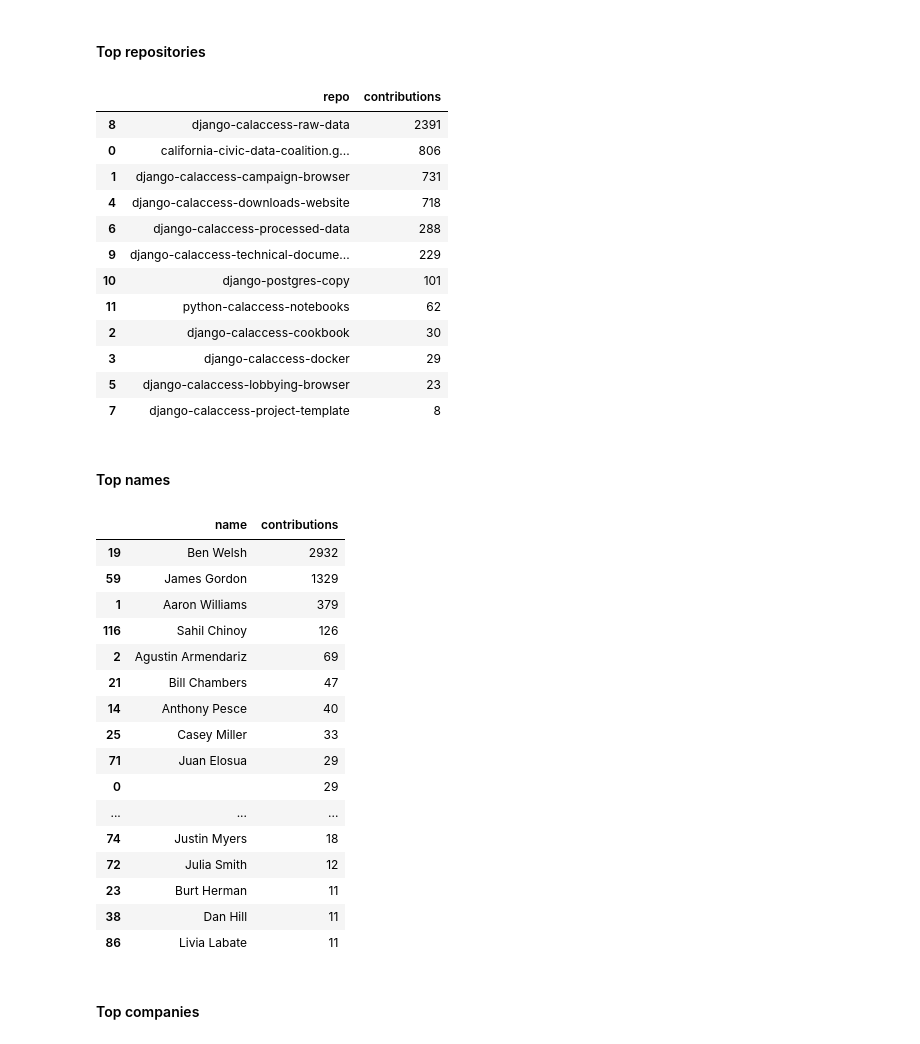
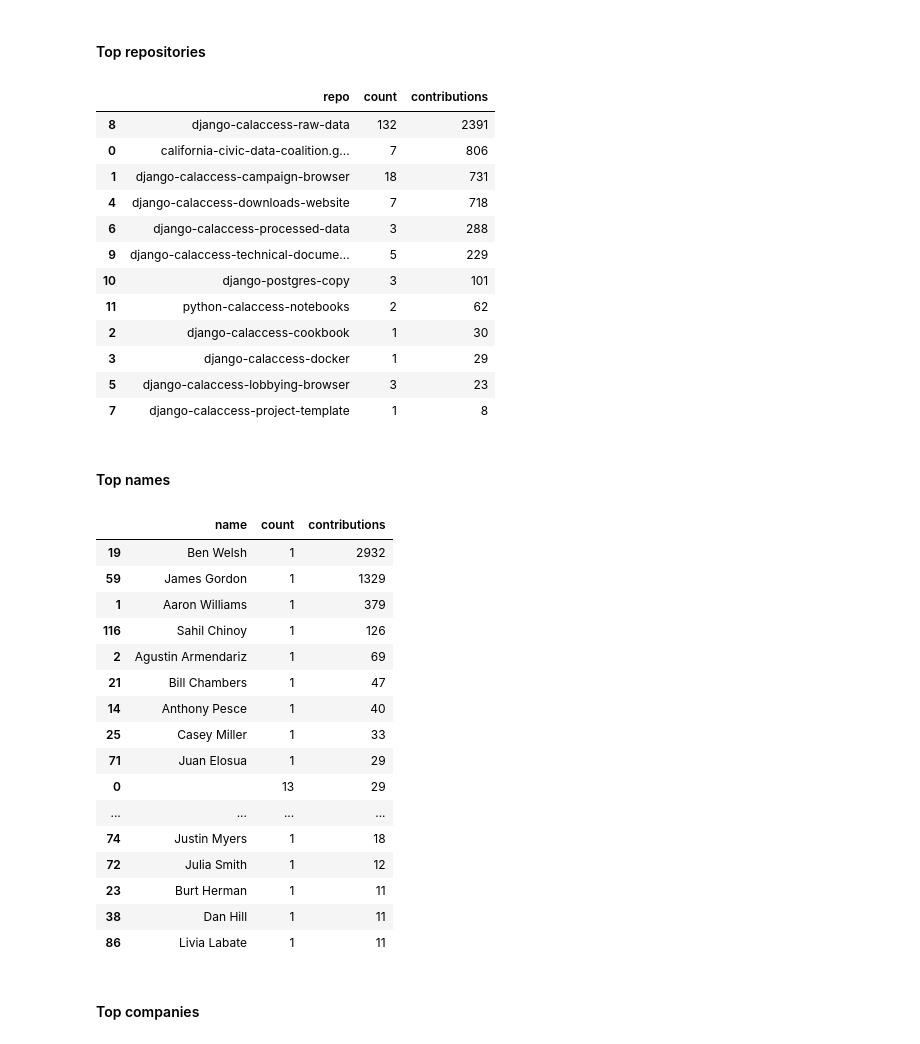
Before and after one commit to palewire/python-calaccess-notebooks, a Jupyter notebook: project-management/contributors.ipynb, the cells around one changed output. Saved outputs shown, nothing was run; the diff lists cells and outputs as text; code cells hidden in the pictures.

Commit message:
Expanded ranking tables

```diff
--- a/project-management/contributors.ipynb
+++ b/project-management/contributors.ipynb
@@ -226,51 +226,61 @@ array([[<matplotlib.axes._subplots.AxesSubplot object at 0x...>]], dtype=object)
 [figure]
 # %% [markdown]
 ### Contributions rankings
+# %%
+def rank_by_contributors(table, field):
+    grouped = table.groupby(field, as_index=False)
+    summed = grouped.login.count()
+    summed.columns = [field, 'count']
+    return summed
 # %%
 def rank_by_contributions(table, field):
     grouped = table.groupby(field, as_index=False)
-    summed = grouped.contributions.sum()
-    return summed.sort_values("contributions", ascending=False)
+    return grouped.contributions.sum()
+# %%
+def create_ranking(table, field):
+    count = rank_by_contributors(table, field)
+    summed = rank_by_contributions(table, field)
+    return count.merge(summed).sort_values("contributions", ascending=False)
 # %% [markdown]
 #### Top repositories
 # %%
-rank_by_contributions(table, 'repo').head(20)
+create_ranking(table, 'repo').head(20)
 # %% [output]
-|  | repo | contributions |
-| 8 | django-calaccess-raw-data | 2391 |
-| 0 | california-civic-data-coalition.g... | 806 |
-| 1 | django-calaccess-campaign-browser | 731 |
-| 4 | django-calaccess-downloads-website | 718 |
-| 6 | django-calaccess-processed-data | 288 |
-| 9 | django-calaccess-technical-docume... | 229 |
-| 10 | django-postgres-copy | 101 |
-| 11 | python-calaccess-notebooks | 62 |
-| 2 | django-calaccess-cookbook | 30 |
-| 3 | django-calaccess-docker | 29 |
-| 5 | django-calaccess-lobbying-browser | 23 |
-| 7 | django-calaccess-project-template | 8 |
+|  | repo | count | contributions |
+| 8 | django-calaccess-raw-data | 132 | 2391 |
+| 0 | california-civic-data-coalition.g... | 7 | 806 |
+| 1 | django-calaccess-campaign-browser | 18 | 731 |
+| 4 | django-calaccess-downloads-website | 7 | 718 |
+| 6 | django-calaccess-processed-data | 3 | 288 |
+| 9 | django-calaccess-technical-docume... | 5 | 229 |
+| 10 | django-postgres-copy | 3 | 101 |
+| 11 | python-calaccess-notebooks | 2 | 62 |
+| 2 | django-calaccess-cookbook | 1 | 30 |
+| 3 | django-calaccess-docker | 1 | 29 |
+| 5 | django-calaccess-lobbying-browser | 3 | 23 |
+| 7 | django-calaccess-project-template | 1 | 8 |
 # %% [markdown]
 #### Top names
 # %%
-rank_by_contributions(table, 'name').head(20)
+create_ranking(unique_contributors, 'name').head(20)
 # %% [output]
-|  | name | contributions |
-| 19 | Ben Welsh | 2932 |
-| 59 | James Gordon | 1329 |
-| 1 | Aaron Williams | 379 |
-| 116 | Sahil Chinoy | 126 |
-| 2 | Agustin Armendariz | 69 |
-| 21 | Bill Chambers | 47 |
-| 14 | Anthony Pesce | 40 |
-| 25 | Casey Miller | 33 |
-| 71 | Juan Elosua | 29 |
-| 0 |  | 29 |
-| ... | ... | ... |
-| 74 | Justin Myers | 18 |
-| 72 | Julia Smith | 12 |
-| 23 | Burt Herman | 11 |
-| 38 | Dan Hill | 11 |
-| 86 | Livia Labate | 11 |
+|  | name | count | contributions |
+| 19 | Ben Welsh | 1 | 2932 |
+| 59 | James Gordon | 1 | 1329 |
+| 1 | Aaron Williams | 1 | 379 |
+| 116 | Sahil Chinoy | 1 | 126 |
+| 2 | Agustin Armendariz | 1 | 69 |
+| 21 | Bill Chambers | 1 | 47 |
+| 14 | Anthony Pesce | 1 | 40 |
+| 25 | Casey Miller | 1 | 33 |
+| 71 | Juan Elosua | 1 | 29 |
+| 0 |  | 13 | 29 |
+| ... | ... | ... | ... |
+| 74 | Justin Myers | 1 | 18 |
+| 72 | Julia Smith | 1 | 12 |
+| 23 | Burt Herman | 1 | 11 |
+| 38 | Dan Hill | 1 | 11 |
+| 86 | Livia Labate | 1 | 11 |
 # %% [markdown]
 #### Top companies
 # %%
```
Also changed, not shown: parts of 2 cells of this notebook.
